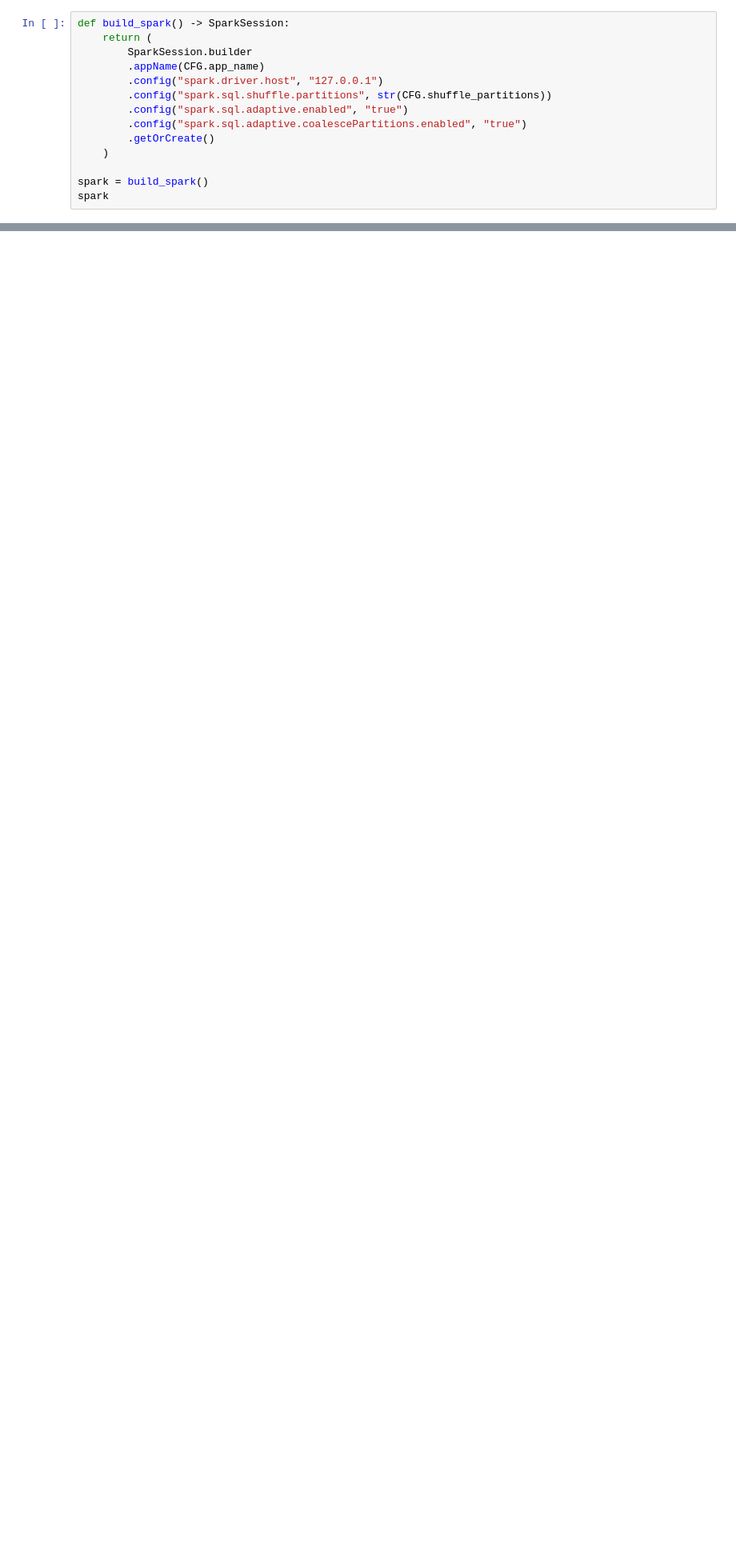
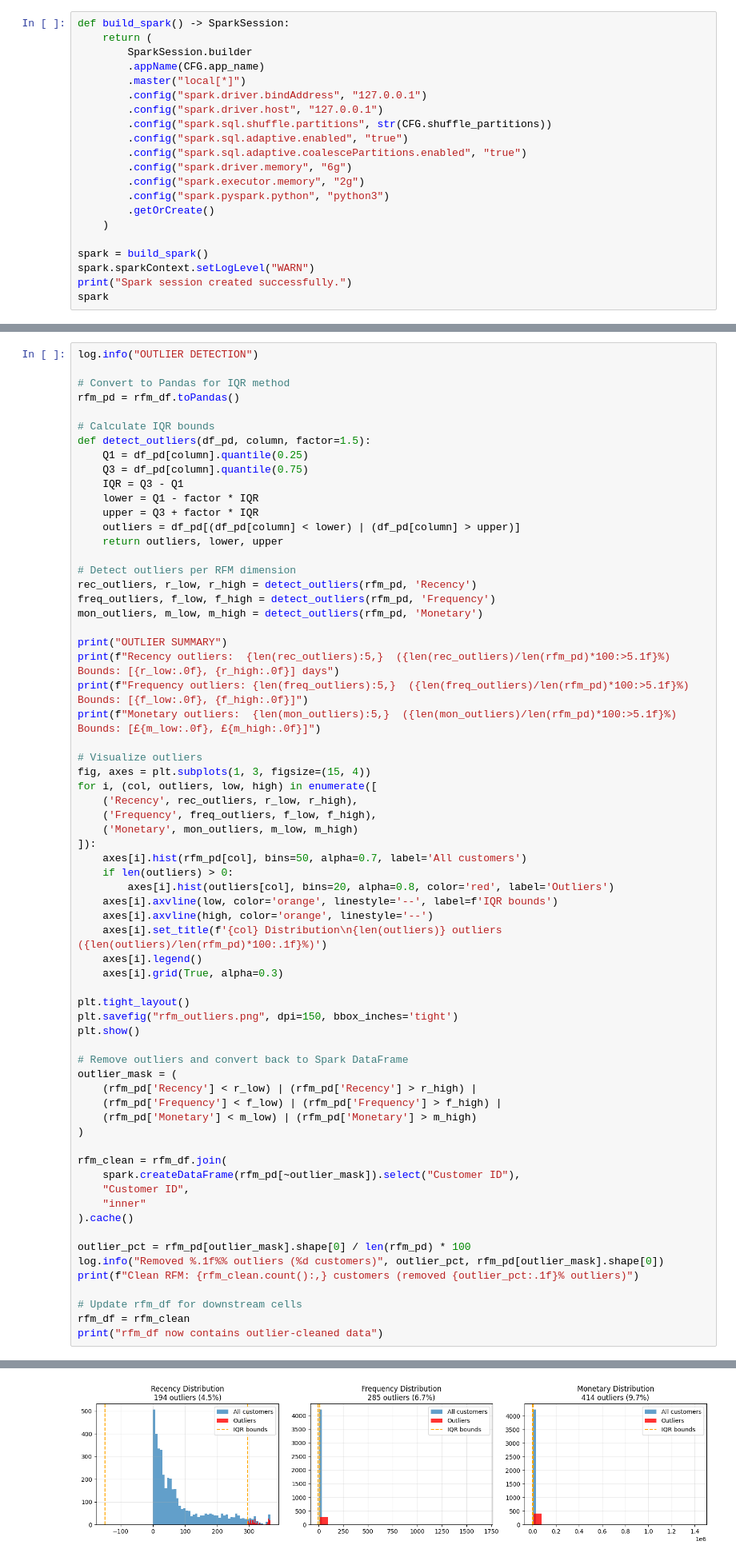
Before and after one commit to jonathern/online_retail, a Jupyter notebook: notebooks/4 End to End ML Pipeline in Spark.ipynb, the cells around one changed output, grey strips where cells are left out. Shown at 80% size. Drawn from its saved outputs; the diff is of its cells as text; blank space fills up the shorter version.

```diff
--- a/notebooks/4 End to End ML Pipeline in Spark.ipynb
+++ b/notebooks/4 End to End ML Pipeline in Spark.ipynb
@@ -89,13 +90,20 @@ def build_spark() -> SparkSession:
     return (
         SparkSession.builder
         .appName(CFG.app_name)
+        .master("local[*]")
+        .config("spark.driver.bindAddress", "127.0.0.1")
         .config("spark.driver.host", "127.0.0.1")
         .config("spark.sql.shuffle.partitions", str(CFG.shuffle_partitions))
         .config("spark.sql.adaptive.enabled", "true")
         .config("spark.sql.adaptive.coalescePartitions.enabled", "true")
+        .config("spark.driver.memory", "6g")
+        .config("spark.executor.memory", "2g")
+        .config("spark.pyspark.python", "python3")
         .getOrCreate()
     )
 
 spark = build_spark()
+spark.sparkContext.setLogLevel("WARN")
+print("Spark session created successfully.")
 spark
 # %% [output]
@@ -239,0 +251,67 @@ RFM features: 4,274 customers
+# %%
+log.info("OUTLIER DETECTION")
+
+# Convert to Pandas for IQR method
+rfm_pd = rfm_df.toPandas()
+
+# Calculate IQR bounds
+def detect_outliers(df_pd, column, factor=1.5):
+    Q1 = df_pd[column].quantile(0.25)
+    Q3 = df_pd[column].quantile(0.75)
+    IQR = Q3 - Q1
+    lower = Q1 - factor * IQR
+    upper = Q3 + factor * IQR
+    outliers = df_pd[(df_pd[column] < lower) | (df_pd[column] > upper)]
+    return outliers, lower, upper
+
+# Detect outliers per RFM dimension
+rec_outliers, r_low, r_high = detect_outliers(rfm_pd, 'Recency')
+freq_outliers, f_low, f_high = detect_outliers(rfm_pd, 'Frequency')
+mon_outliers, m_low, m_high = detect_outliers(rfm_pd, 'Monetary')
+
+print("OUTLIER SUMMARY")
+print(f"Recency outliers:  {len(rec_outliers):5,}  ({len(rec_outliers)/len(rfm_pd)*100:>5.1f}%)  Bounds: [{r_low:.0f}, {r_high:.0f}] days")
+print(f"Frequency outliers: {len(freq_outliers):5,}  ({len(freq_outliers)/len(rfm_pd)*100:>5.1f}%)  Bounds: [{f_low:.0f}, {f_high:.0f}]")
+print(f"Monetary outliers:  {len(mon_outliers):5,}  ({len(mon_outliers)/len(rfm_pd)*100:>5.1f}%)  Bounds: [£{m_low:.0f}, £{m_high:.0f}]")
+
+# Visualize outliers
+fig, axes = plt.subplots(1, 3, figsize=(15, 4))
+for i, (col, outliers, low, high) in enumerate([
+    ('Recency', rec_outliers, r_low, r_high),
+    ('Frequency', freq_outliers, f_low, f_high),
+    ('Monetary', mon_outliers, m_low, m_high)
+]):
+    axes[i].hist(rfm_pd[col], bins=50, alpha=0.7, label='All customers')
+    if len(outliers) > 0:
+        axes[i].hist(outliers[col], bins=20, alpha=0.8, color='red', label='Outliers')
+    axes[i].axvline(low, color='orange', linestyle='--', label=f'IQR bounds')
+    axes[i].axvline(high, color='orange', linestyle='--')
+    axes[i].set_title(f'{col} Distribution\n{len(outliers)} outliers ({len(outliers)/len(rfm_pd)*100:.1f}%)')
+    axes[i].legend()
+    axes[i].grid(True, alpha=0.3)
+
+plt.tight_layout()
+plt.savefig("rfm_outliers.png", dpi=150, bbox_inches='tight')
+plt.show()
+
+# Remove outliers and convert back to Spark DataFrame
+outlier_mask = (
+    (rfm_pd['Recency'] < r_low) | (rfm_pd['Recency'] > r_high) |
+    (rfm_pd['Frequency'] < f_low) | (rfm_pd['Frequency'] > f_high) |
+    (rfm_pd['Monetary'] < m_low) | (rfm_pd['Monetary'] > m_high)
+)
+
+rfm_clean = rfm_df.join(
+    spark.createDataFrame(rfm_pd[~outlier_mask]).select("Customer ID"),
+    "Customer ID",
+    "inner"
+).cache()
+
+outlier_pct = rfm_pd[outlier_mask].shape[0] / len(rfm_pd) * 100
+log.info("Removed %.1f%% outliers (%d customers)", outlier_pct, rfm_pd[outlier_mask].shape[0])
+print(f"Clean RFM: {rfm_clean.count():,} customers (removed {outlier_pct:.1f}% outliers)")
+
+# Update rfm_df for downstream cells
+rfm_df = rfm_clean
+print("rfm_df now contains outlier-cleaned data")
+# %% [output]
@@ -239,0 +324 @@ RFM features: 4,274 customers
+[figure, added]
```
Also changed, not shown: parts of 21 cells of this notebook, 3 other files.
